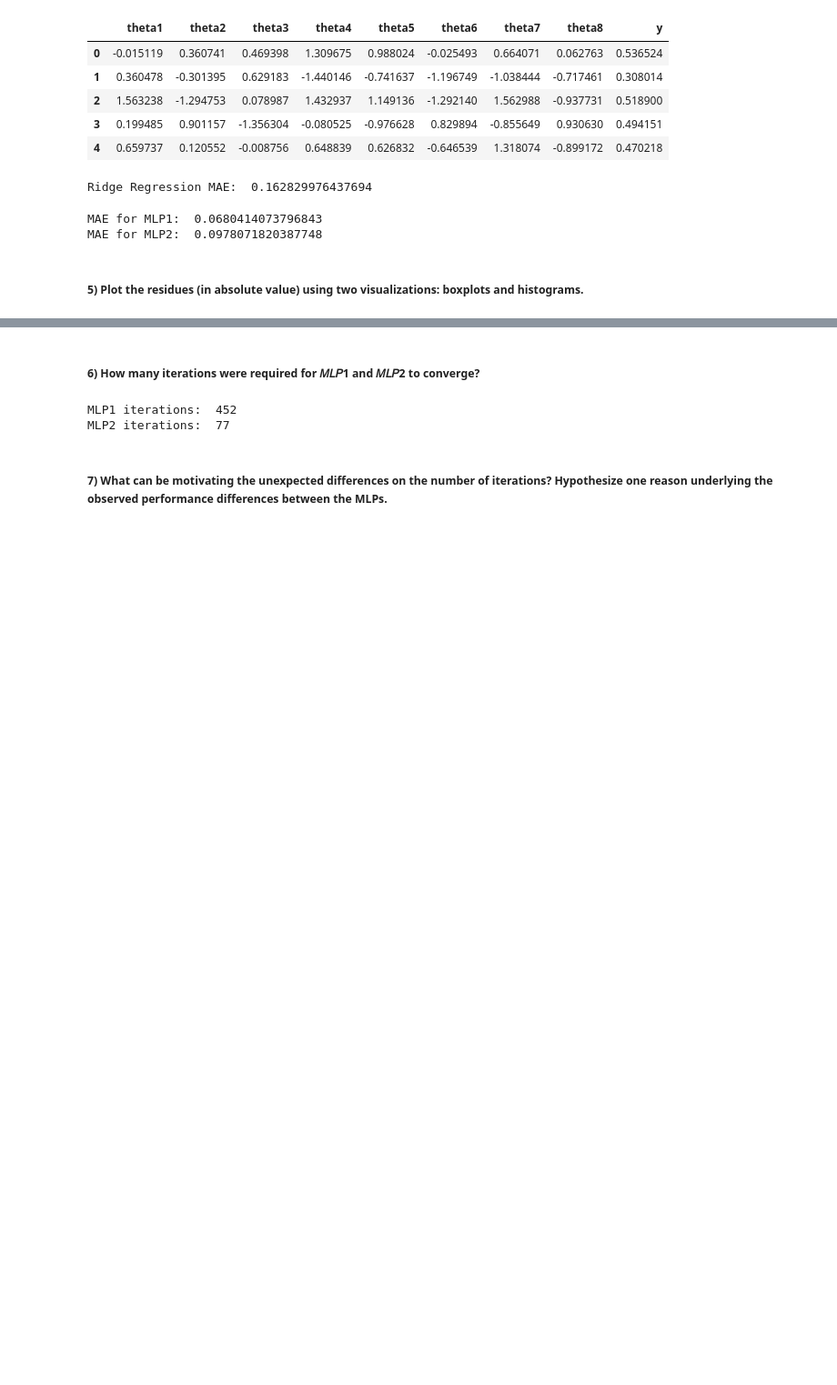
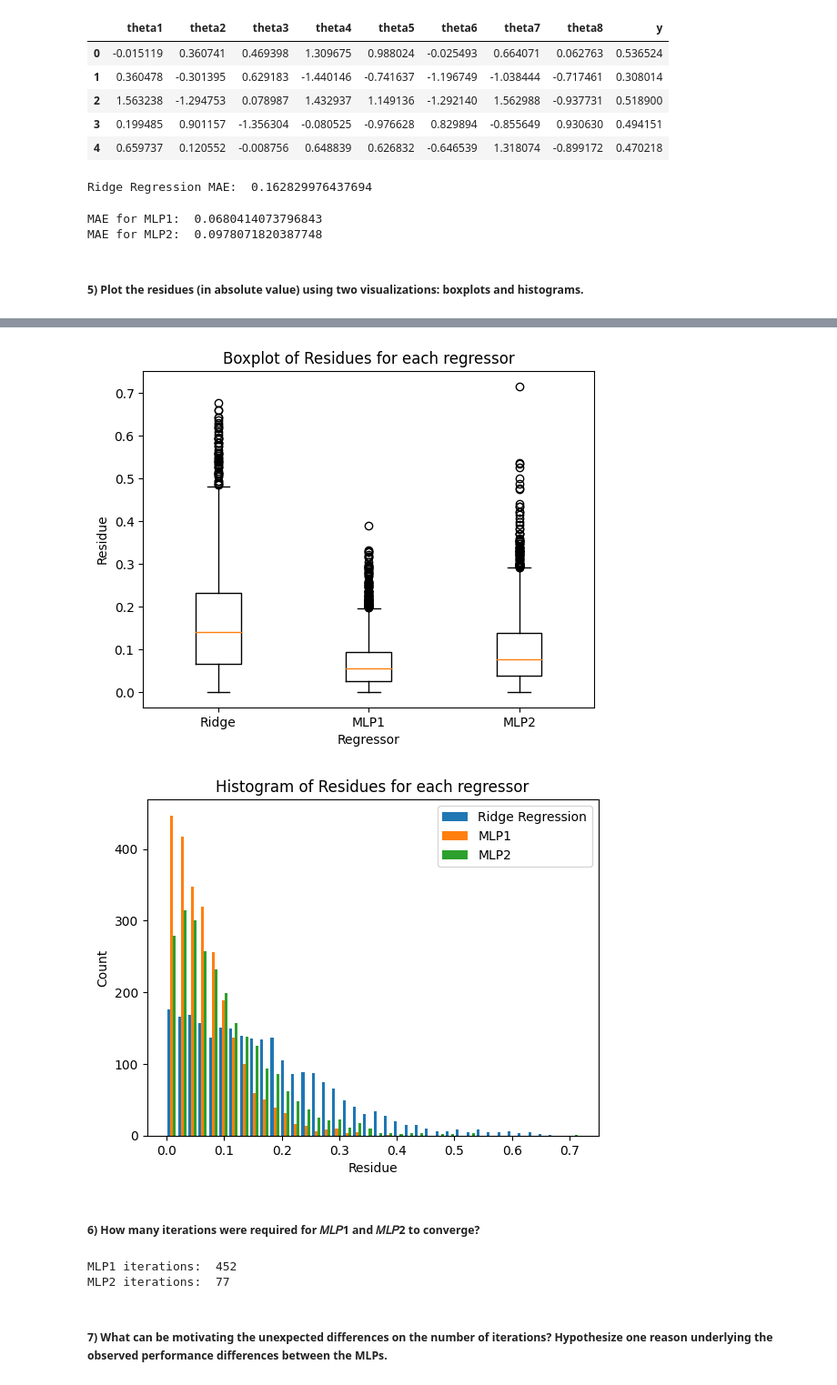
Before and after one commit to PedroChaps/Apre22_23-Homeworks, a Jupyter notebook: hw3/hw3.ipynb, the cells around one changed output, grey strips where cells are left out. Shown: that part at 91% size. Saved outputs shown, nothing was run; the diff lists cells and outputs as text; code cells hidden in the pictures; blank space fills up the shorter version.

Commit message:
merged plots to have a better form of comparison between regressors. now we have 1 boxplot and 1 histogram for all regressors. fixed 4)

```diff
--- a/hw3/hw3.ipynb
+++ b/hw3/hw3.ipynb
@@ -85,3 +60,27 @@ for i in range(len(regressors)):
+# %%
+#plots
+import matplotlib.pyplot as plt
+
+#Plot the residues (in absolute value) using two visualizations: boxplots and histograms.
+
+#boxplot
+bp = plt.boxplot([abs(y_test - rr.predict(X_test)), abs(y_test - mlp1.predict(X_test)), abs(y_test - mlp2.predict(X_test))])
+plt.xticks([1, 2, 3], ['Ridge', 'MLP1', 'MLP2'])
+plt.ylabel('Residue')
+plt.xlabel('Regressor')
+plt.title('Boxplot of Residues for each regressor')
+plt.show()
+
+#histogram
+plt.hist([abs(y_test - rr.predict(X_test)), abs(y_test - mlp1.predict(X_test)), abs(y_test - mlp2.predict(X_test))], bins=40, label=['Ridge Regression', 'MLP1', 'MLP2'])
+plt.legend()
+plt.title('Histogram of Residues for each regressor')
+plt.ylabel('Count')
+plt.xlabel('Residue')
+plt.show()
+# %% [output]
+[figure, added]
+[figure, added]
 # %% [markdown]
 ##### 6) How many iterations were required for 𝑀𝐿𝑃1 and 𝑀𝐿𝑃2 to converge?
 # %%
```
Also changed, not shown: parts of 2 cells of this notebook.
